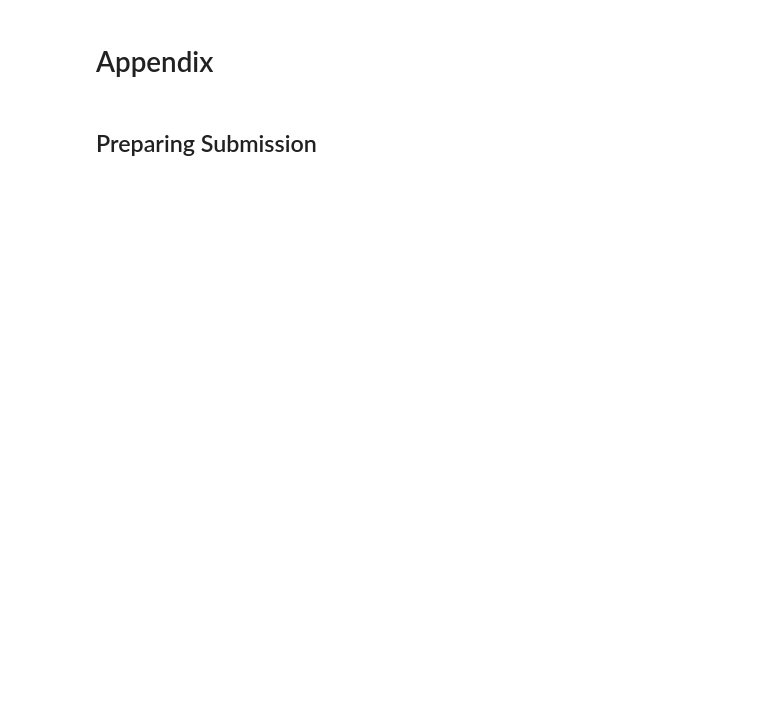
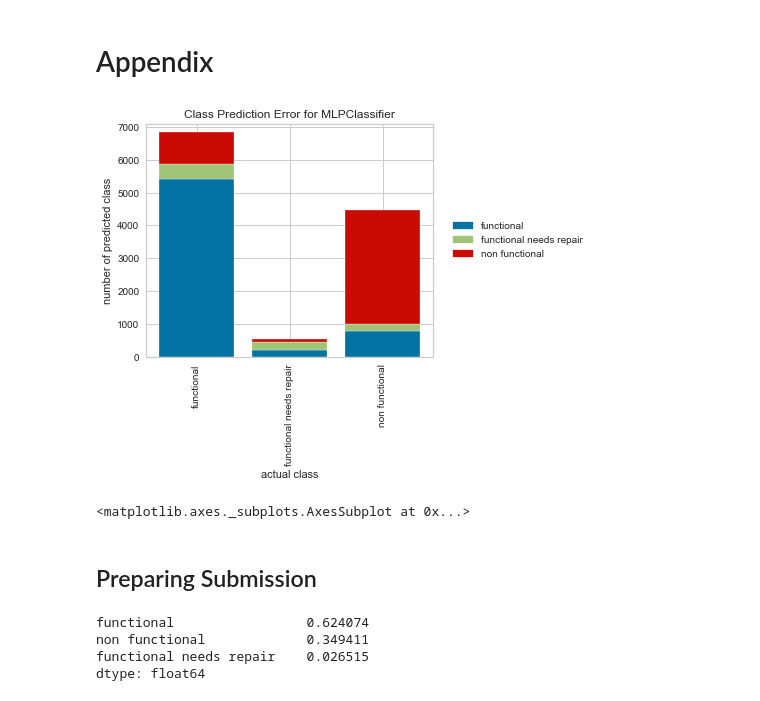
Before and after one commit to torben90/Capstone_NF_Waterpumps_Tanzania, a Jupyter notebook: PumpItUp_Predictive_Modeling.ipynb, the cells around one changed output. Saved outputs shown, nothing was run; the diff lists cells and outputs as text; code cells hidden in the pictures; blank space fills up the shorter version.

```diff
--- a/PumpItUp_Predictive_Modeling.ipynb
+++ b/PumpItUp_Predictive_Modeling.ipynb
@@ -548,4 +942,21 @@ plot_result(df_eval)
 # %% [markdown]
 # Appendix
+# %%
+from yellowbrick.classifier import ClassPredictionError
+
+classes = ["functional", "functional needs repair", "non functional"]
+visualizer = ClassPredictionError(MLPClassifier(), classes=classes)
+
+# Fit the training data to the visualizer
+visualizer.fit(X_train_transformed, y_train)
+
+# Evaluate the model on the test data
+visualizer.score(X_val_transformed, y_val)
+
+# Draw visualization
+visualizer.show()
+# %% [output]
+[figure, added]
+<matplotlib.axes._subplots.AxesSubplot at 0x...>
 # %% [markdown]
 ## Preparing Submission
@@ -551,0 +969,7 @@ plot_result(df_eval)
+# %%
+xgb_pred_label.value_counts(normalize=True)
+# %% [output]
+functional                 0.624074
+non functional             0.349411
+functional needs repair    0.026515
+dtype: float64
```
Also changed, not shown: parts of 49 cells of this notebook, 1 other file.
